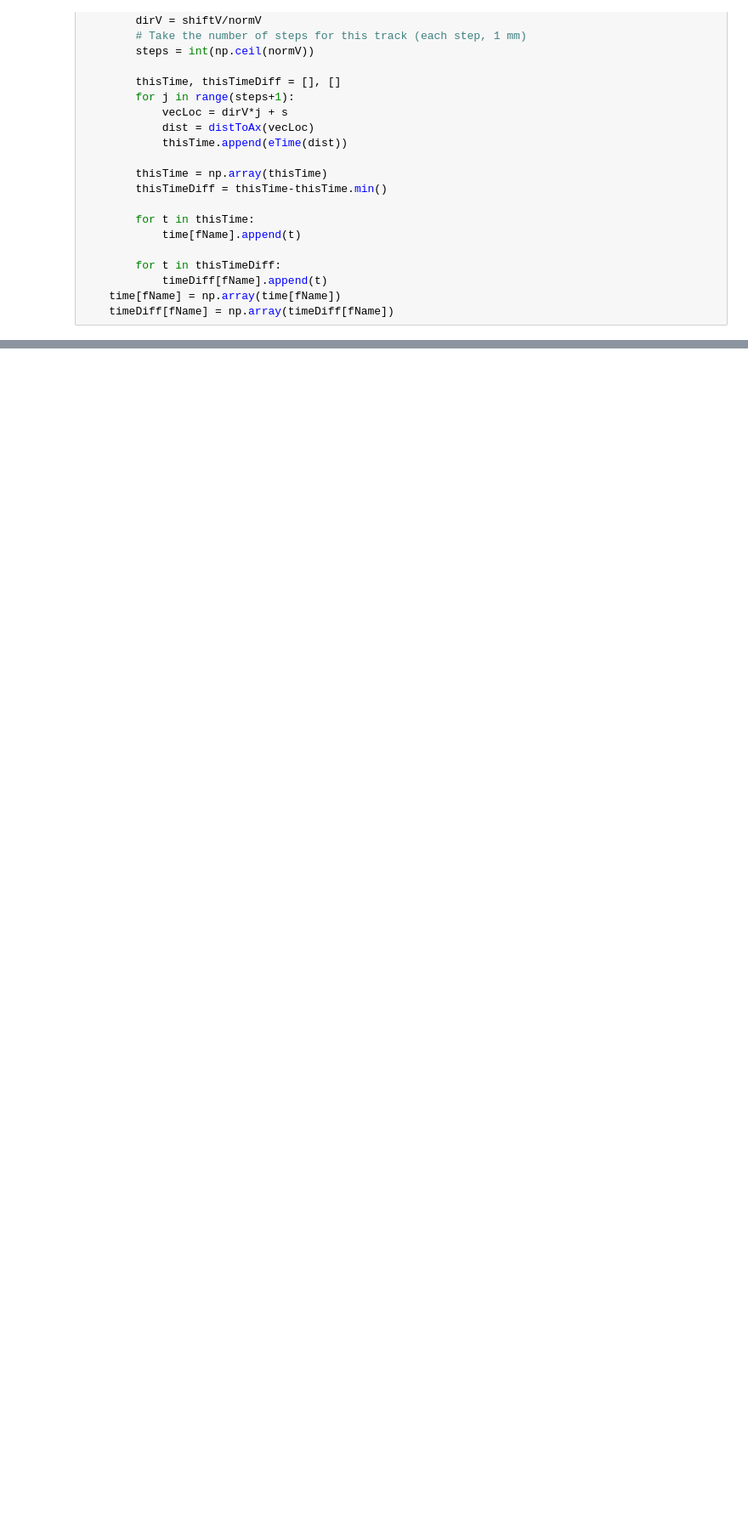
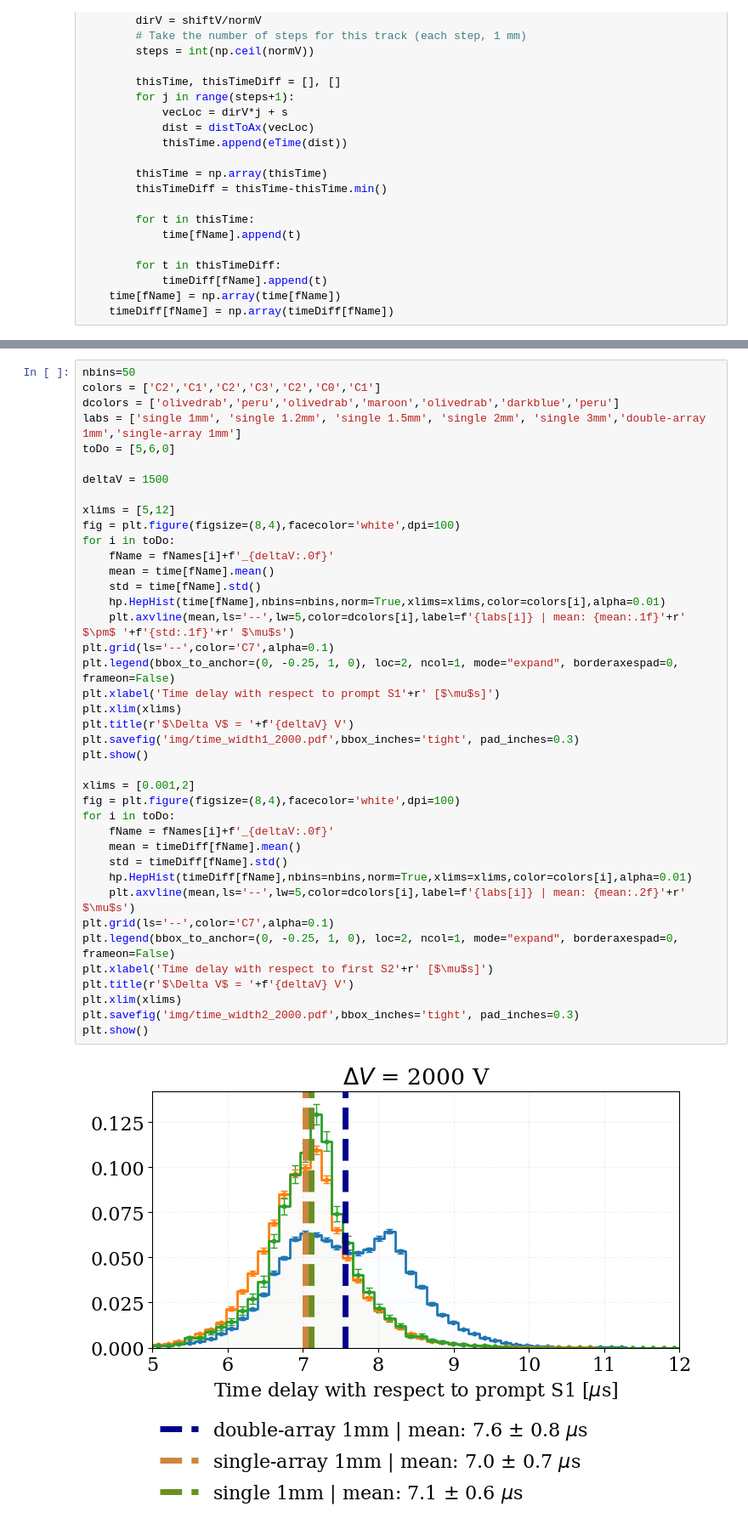
Before and after one commit to sdporzio/Geant4AlphaSourceLamp, a Jupyter notebook: ana/simpleAna.ipynb, the cells around one changed output, grey strips where cells are left out. Shown: that part at 85% size. Cells and saved outputs as stored; diff of their text form; blank space fills up the shorter version.

```diff
--- a/ana/simpleAna.ipynb
+++ b/ana/simpleAna.ipynb
@@ -363,0 +406,42 @@ plt.show()
+# %%
+nbins=50
+colors = ['C2','C1','C2','C3','C2','C0','C1']
+dcolors = ['olivedrab','peru','olivedrab','maroon','olivedrab','darkblue','peru']
+labs = ['single 1mm', 'single 1.2mm', 'single 1.5mm', 'single 2mm', 'single 3mm','double-array 1mm','single-array 1mm']
+toDo = [5,6,0]
+
+deltaV = 1500
+
+xlims = [5,12]
+fig = plt.figure(figsize=(8,4),facecolor='white',dpi=100)
+for i in toDo:
+    fName = fNames[i]+f'_{deltaV:.0f}'
+    mean = time[fName].mean()
+    std = time[fName].std()
+    hp.HepHist(time[fName],nbins=nbins,norm=True,xlims=xlims,color=colors[i],alpha=0.01)
+    plt.axvline(mean,ls='--',lw=5,color=dcolors[i],label=f'{labs[i]} | mean: {mean:.1f}'+r' $\pm$ '+f'{std:.1f}'+r' $\mu$s')
+plt.grid(ls='--',color='C7',alpha=0.1)
+plt.legend(bbox_to_anchor=(0, -0.25, 1, 0), loc=2, ncol=1, mode="expand", borderaxespad=0, frameon=False)
+plt.xlabel('Time delay with respect to prompt S1'+r' [$\mu$s]')
+plt.xlim(xlims)
+plt.title(r'$\Delta V$ = '+f'{deltaV} V')
+plt.savefig('img/time_width1_2000.pdf',bbox_inches='tight', pad_inches=0.3)
+plt.show()
+
+xlims = [0.001,2]
+fig = plt.figure(figsize=(8,4),facecolor='white',dpi=100)
+for i in toDo:
+    fName = fNames[i]+f'_{deltaV:.0f}'
+    mean = timeDiff[fName].mean()
+    std = timeDiff[fName].std()
+    hp.HepHist(timeDiff[fName],nbins=nbins,norm=True,xlims=xlims,color=colors[i],alpha=0.01)
+    plt.axvline(mean,ls='--',lw=5,color=dcolors[i],label=f'{labs[i]} | mean: {mean:.2f}'+r' $\mu$s')
+plt.grid(ls='--',color='C7',alpha=0.1)
+plt.legend(bbox_to_anchor=(0, -0.25, 1, 0), loc=2, ncol=1, mode="expand", borderaxespad=0, frameon=False)
+plt.xlabel('Time delay with respect to first S2'+r' [$\mu$s]')
+plt.title(r'$\Delta V$ = '+f'{deltaV} V')
+plt.xlim(xlims)
+plt.savefig('img/time_width2_2000.pdf',bbox_inches='tight', pad_inches=0.3)
+plt.show()
+# %% [output]
+[figure, added]
```
Also changed, not shown: parts of 7 cells of this notebook, 26 other files.
